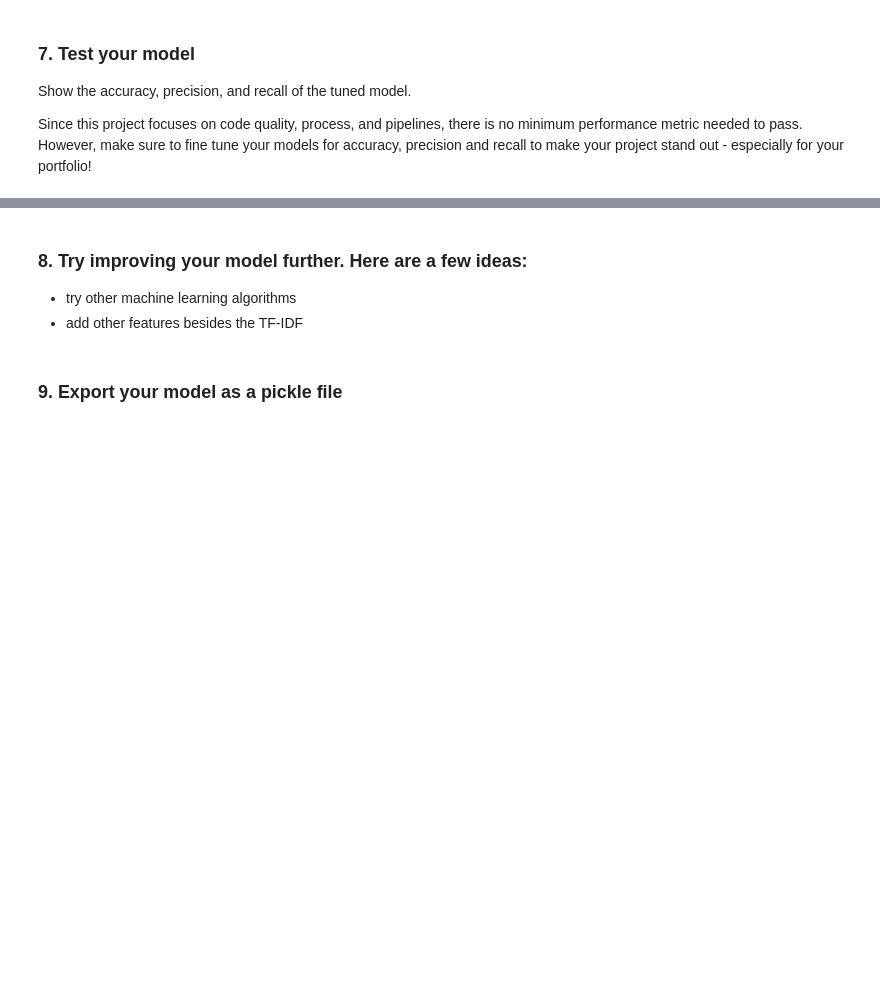
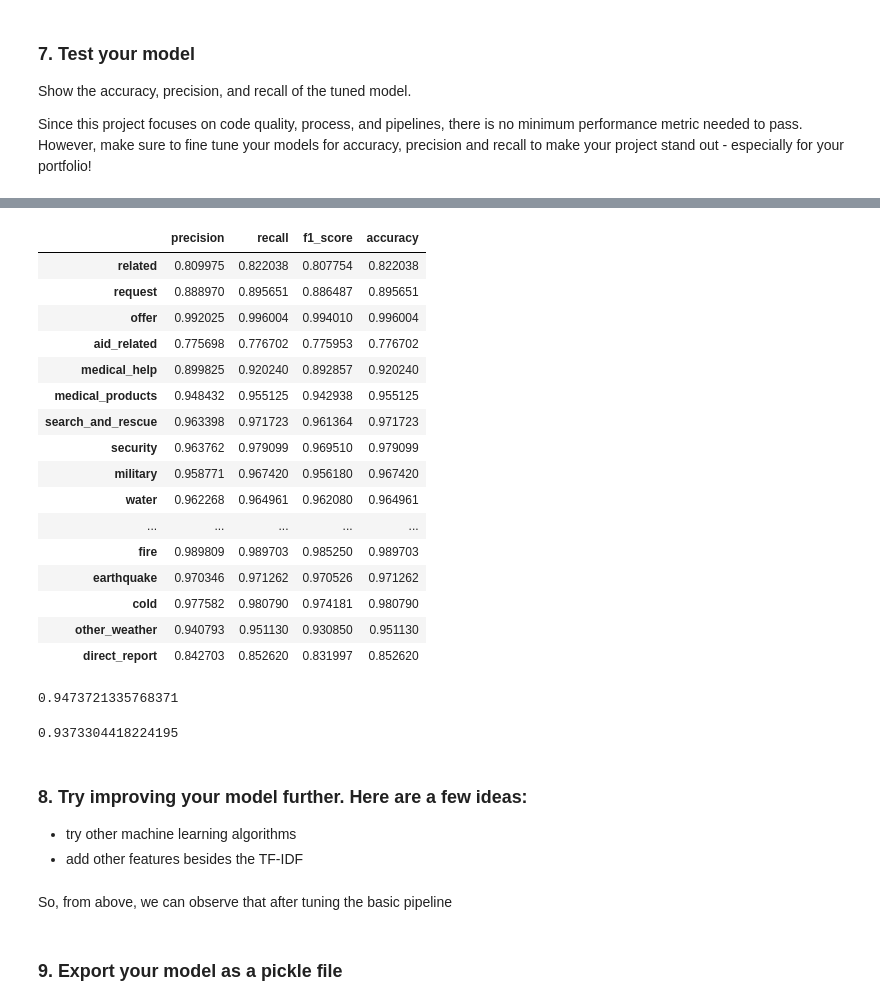
Before and after one commit to gauravansal/Disaster-Response-Pipelines, a Jupyter notebook: ML Pipeline Preparation.ipynb, the cells around one changed output, grey strips where cells are left out. Drawn from its saved outputs; the diff is of its cells as text; code cells hidden in the pictures; blank space fills up the shorter version.

```diff
--- a/ML Pipeline Preparation.ipynb
+++ b/ML Pipeline Preparation.ipynb
@@ -697,3 +697,8 @@ cv.n_splits_
 Show the accuracy, precision, and recall of the tuned model.
 
 Since this project focuses on code quality, process, and  pipelines, there is no minimum performance metric needed to pass. However, make sure to fine tune your models for accuracy, precision and recall to make your project stand out - especially for your portfolio!
+# %%
+# Predict categories from test set using tuned pipeline
+start_datetime = datetime.datetime.now().replace(microsecond=0)
+Y_pred_tuned = cv.predict(X_test)
+print("--- Predicting time: %s ---" % (datetime.datetime.now().replace(microsecond=0) - start_datetime))
@@ -699,0 +707,4 @@ Since this project focuses on code quality, process, and  pipelines, there is no
+# %%
+# Print accuracy of tuned pipeline for each of individual category
+accuracy_tuned = (Y_pred_tuned == Y_test).mean()
+accuracy_tuned
@@ -699,0 +741,7 @@ Since this project focuses on code quality, process, and  pipelines, there is no
+# %%
+# Report the tuned pipeline f1 score, precision and recall for each output category of the dataset
+# by iterating through the columns and calling sklearn's classification_report on each column
+for column in Y_test.columns:
+    print('------------------------------------------------------\n')
+    print('CATEGORY: {}\n'.format(column))
+    print(classification_report(Y_test[column],pd.DataFrame(Y_pred_tuned, columns=Y_test.columns)[column]))
@@ -699,0 +766,8 @@ Since this project focuses on code quality, process, and  pipelines, there is no
+# %%
+# Create dict for classification report containg metrics for each of the label for tuned pipeline
+clf_report_dict_tuned = {}
+for column in Y_test.columns:
+    clf_report_dict_tuned[column] = classification_report(Y_test[column],\
+                                                          pd.DataFrame(Y_pred_tuned, columns=Y_test.columns)[column],\
+                                                          output_dict=True)
+clf_report_dict_tuned
@@ -700,7 +792,43 @@ Since this project focuses on code quality, process, and  pipelines, there is no
+# %%
+# Calculate weighted avg metric for tuned pipeline and concatenate accuracy calculated above for each
+# of the label to form a new dataframe
+final_metric_tuned = pd.concat([weighted_avg_metric(clf_report_dict_tuned), accuracy_tuned], axis=1)
+final_metric_tuned.rename(columns={0:'accuracy'}, inplace=True)
+final_metric_tuned
+# %% [output]
+|  | precision | recall | f1_score | accuracy |
+| related | 0.809975 | 0.822038 | 0.807754 | 0.822038 |
+| request | 0.888970 | 0.895651 | 0.886487 | 0.895651 |
+| offer | 0.992025 | 0.996004 | 0.994010 | 0.996004 |
+| aid_related | 0.775698 | 0.776702 | 0.775953 | 0.776702 |
+| medical_help | 0.899825 | 0.920240 | 0.892857 | 0.920240 |
+| medical_products | 0.948432 | 0.955125 | 0.942938 | 0.955125 |
+| search_and_rescue | 0.963398 | 0.971723 | 0.961364 | 0.971723 |
+| security | 0.963762 | 0.979099 | 0.969510 | 0.979099 |
+| military | 0.958771 | 0.967420 | 0.956180 | 0.967420 |
+| water | 0.962268 | 0.964961 | 0.962080 | 0.964961 |
+| ... | ... | ... | ... | ... |
+| fire | 0.989809 | 0.989703 | 0.985250 | 0.989703 |
+| earthquake | 0.970346 | 0.971262 | 0.970526 | 0.971262 |
+| cold | 0.977582 | 0.980790 | 0.974181 | 0.980790 |
+| other_weather | 0.940793 | 0.951130 | 0.930850 | 0.951130 |
+| direct_report | 0.842703 | 0.852620 | 0.831997 | 0.852620 |
+# %%
+# Print overall weighted avg accuracy for tuned pipeline
+gmean(final_metric_tuned['accuracy'])
+# %% [output]
+0.9473721335768371
+# %%
+# Print overall weighted avg f1_score for tuned pipeline
+gmean(final_metric_tuned['f1_score'])
+# %% [output]
+0.9373304418224195
 # %% [markdown]
 ### 8. Try improving your model further. Here are a few ideas:
 * try other machine learning algorithms
 * add other features besides the TF-IDF
+# %% [markdown]
+So, from above, we can observe that after tuning the basic pipeline
 # %% [markdown]
 ### 9. Export your model as a pickle file
 # %% [markdown]
```
Also changed, not shown: parts of 21 cells of this notebook.
